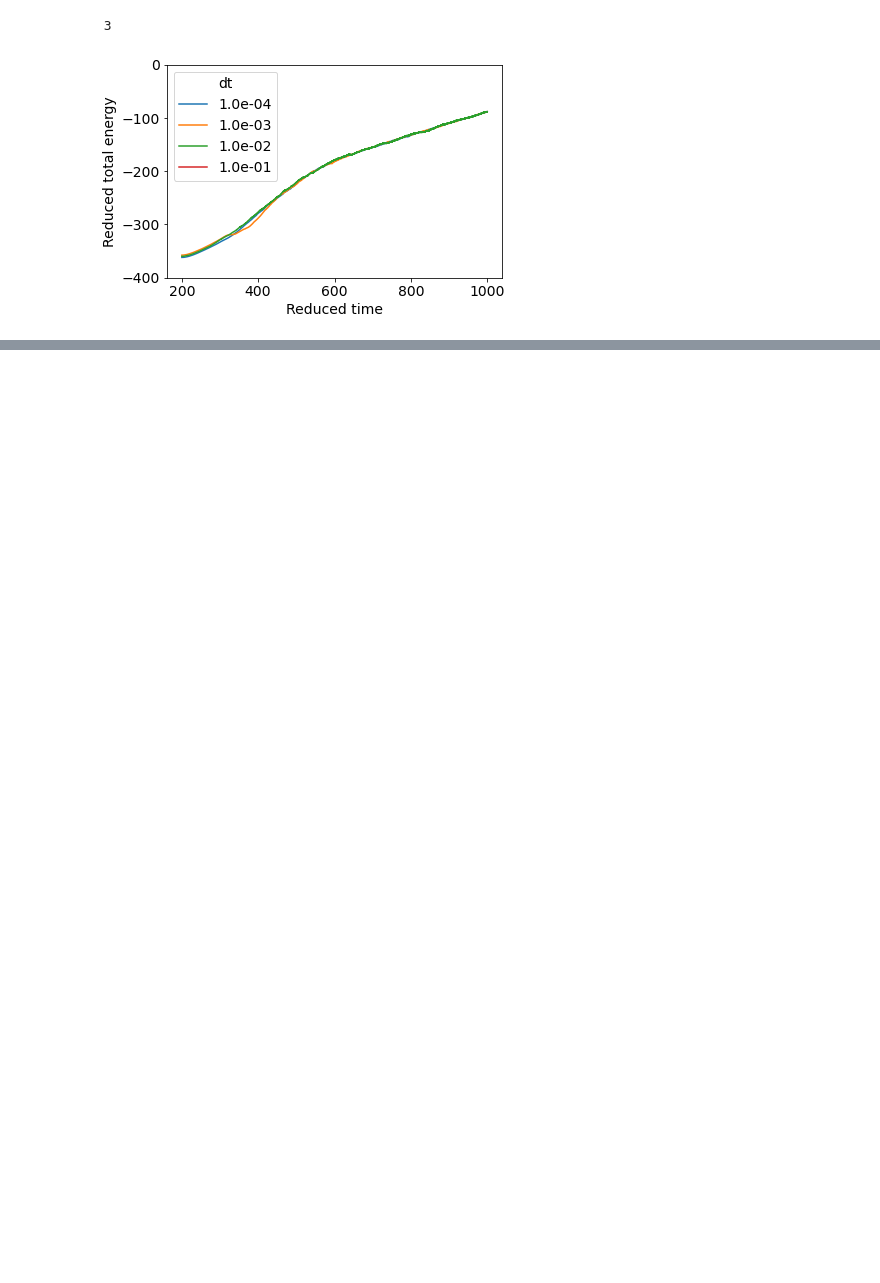
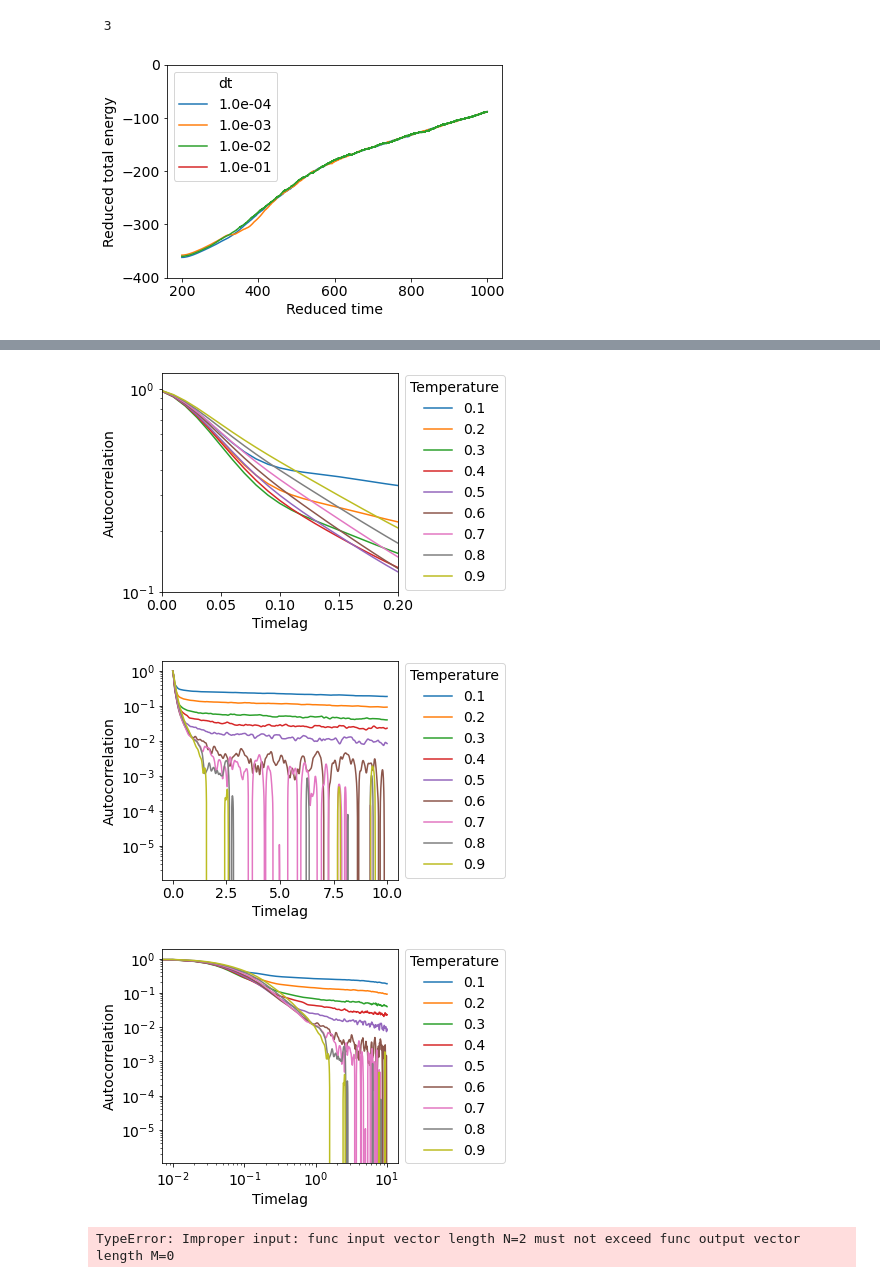
Before and after one commit to ThijsDrost/ACFPD_project, a Jupyter notebook: Analysis.ipynb, the cells around one changed output, grey strips where cells are left out. Drawn from its saved outputs; the diff is of its cells as text; code cells hidden in the pictures; blank space fills up the shorter version.

```diff
--- a/Analysis.ipynb
+++ b/Analysis.ipynb
@@ -162,0 +208,63 @@ plt.show()
+# %%
+plt.figure()
+for key, value in result_dict.items():
+    plt.semilogy(dt*np.arange(0, len(value)), value, label=key)
+plt.legend(loc='center left', bbox_to_anchor=(1, 0.5), title='Temperature')
+plt.ylabel('Autocorrelation')
+plt.xlabel('Timelag')
+plt.xlim(0, 0.2)
+plt.ylim(1e-1, 1.2)
+plt.tight_layout()
+plt.savefig(f'{img_loc}/4_1_total.png', dpi=200)
+plt.show()
+
+plt.figure()
+for key, value in result_dict.items():
+    plt.semilogy(dt*np.arange(0, len(value)), value, label=key)
+plt.legend(loc='center left', bbox_to_anchor=(1, 0.5), title='Temperature')
+plt.ylabel('Autocorrelation')
+plt.xlabel('Timelag')
+plt.tight_layout()
+plt.savefig(f'{img_loc}/4_2_total.png', dpi=200)
+plt.show()
+
+plt.figure()
+for key, value in result_dict.items():
+    plt.loglog(dt*np.arange(0, len(value)), value, label=key)
+plt.legend(loc='center left', bbox_to_anchor=(1, 0.5), title='Temperature')
+plt.ylabel('Autocorrelation')
+plt.xlabel('Timelag')
+plt.tight_layout()
+plt.savefig(f'{img_loc}/4_3_total.png')
+plt.show()
+
+
+model = lmfit.models.ExponentialModel(prefix='Exp' ) #+ lmfit.models.PowerLawModel(prefix='Power')
+params = model.make_params()
+params['Expdecay'].value = -0.001
+params['Expdecay'].max = 0
+# params['Powerexponent'].value = -1e-2
+# params['Powerexponent'].max = 0
+
+exponent = []
+vals = []
+for key, value in result_dict.items():
+    x = dt*np.arange(0, len(value))
+    index = np.searchsorted(x, 2)
+    result = model.fit(value[index:], params, x=x[index:], nan_policy='omit')
+    result.plot_fit()
+    # print(result.fit_report())
+    exponent.append(result.params['Expdecay'].value)
+    vals.append(key)
+    ax = plt.gca()
+    ax.set_yscale('log')
+    plt.show()
+
+plt.figure()
+plt.plot(vals, exponent)
+plt.show()
+# %% [output]
+[figure, added]
+[figure, added]
+[figure, added]
+TypeError: Improper input: func input vector length N=2 must not exceed func output vector length M=0
```
Also changed, not shown: parts of 4 cells of this notebook.
